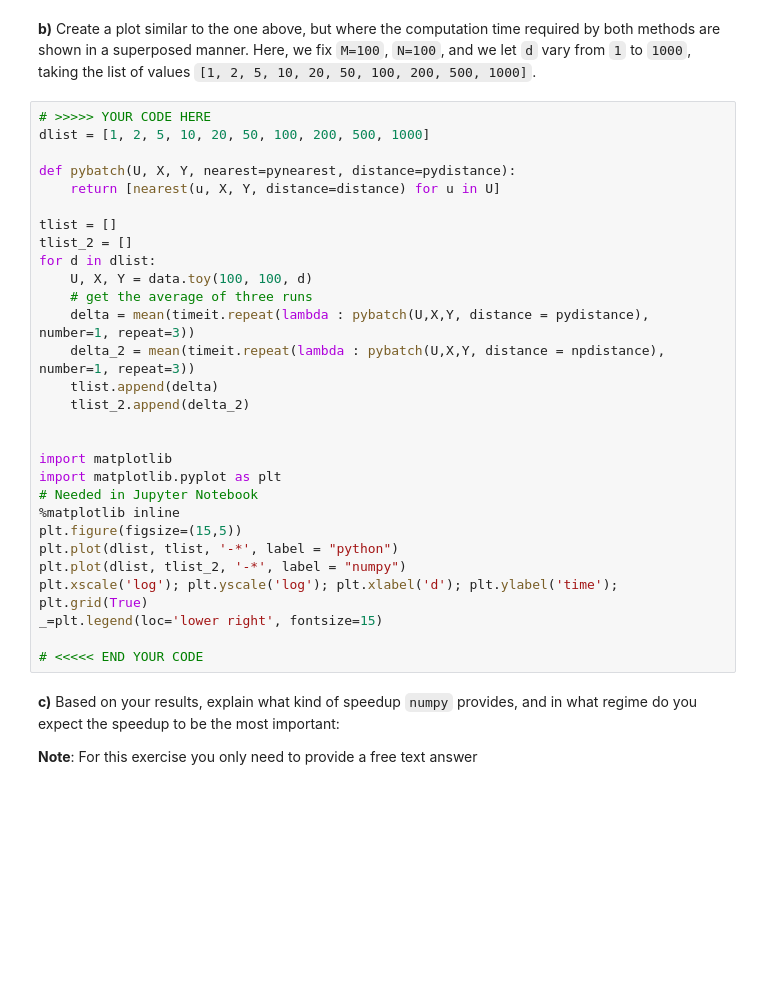
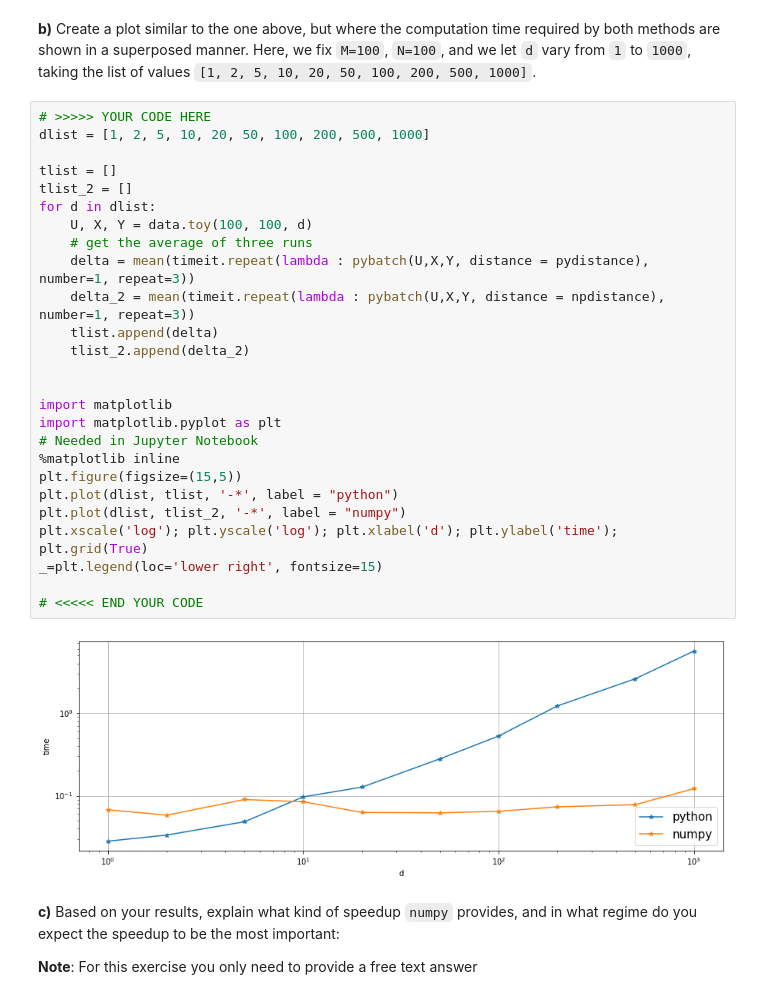
Before and after one commit to mkrcke/pythonprogramming, a Jupyter notebook: assignment2/sheet2.ipynb, the cells around one changed output. Saved outputs shown, nothing was run; the diff lists cells and outputs as text; blank space fills up the shorter version.

```diff
--- a/assignment2/sheet2.ipynb
+++ b/assignment2/sheet2.ipynb
@@ -140,32 +140,31 @@ np.testing.assert_allclose(pybatch(U, X, Y, distance=pydistance), pybatch(U, X,
 # %%
 # >>>>> YOUR CODE HERE
 dlist = [1, 2, 5, 10, 20, 50, 100, 200, 500, 1000]
-
-def pybatch(U, X, Y, nearest=pynearest, distance=pydistance):
-    return [nearest(u, X, Y, distance=distance) for u in U]
 
 tlist = []
 tlist_2 = []
 for d in dlist:
     U, X, Y = data.toy(100, 100, d)
     # get the average of three runs
     delta = mean(timeit.repeat(lambda : pybatch(U,X,Y, distance = pydistance), number=1, repeat=3))
     delta_2 = mean(timeit.repeat(lambda : pybatch(U,X,Y, distance = npdistance), number=1, repeat=3))
     tlist.append(delta)
     tlist_2.append(delta_2)
 
 
 import matplotlib
 import matplotlib.pyplot as plt
 # Needed in Jupyter Notebook
 %matplotlib inline
 plt.figure(figsize=(15,5))
 plt.plot(dlist, tlist, '-*', label = "python")
 plt.plot(dlist, tlist_2, '-*', label = "numpy")
 plt.xscale('log'); plt.yscale('log'); plt.xlabel('d'); plt.ylabel('time'); plt.grid(True)
 _=plt.legend(loc='lower right', fontsize=15)
 
 # <<<<< END YOUR CODE
+# %% [output]
+[figure, added]
 # %% [markdown]
 **c)** Based on your results, explain what kind of speedup `numpy` provides, and in what regime do you expect the speedup to be the most important:
 
```
Also changed, not shown: parts of 14 cells of this notebook.
